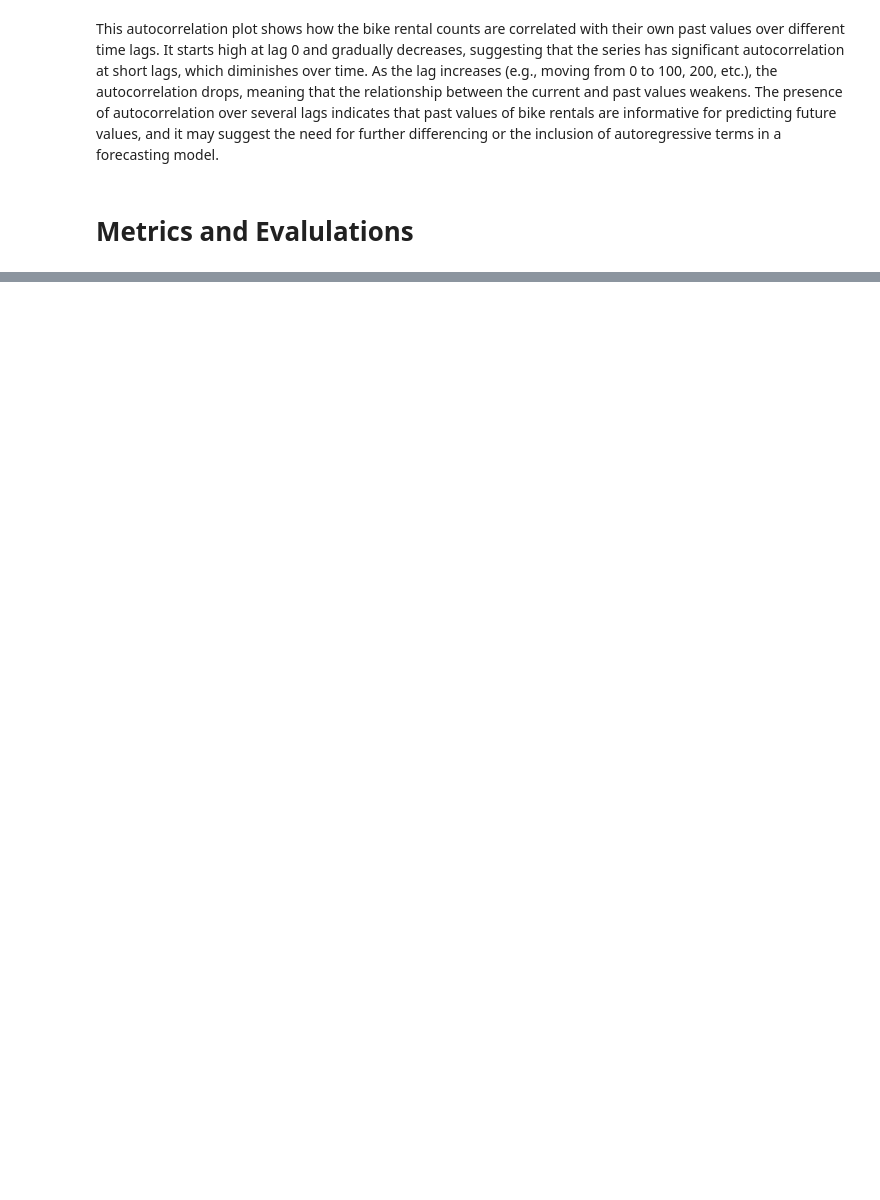
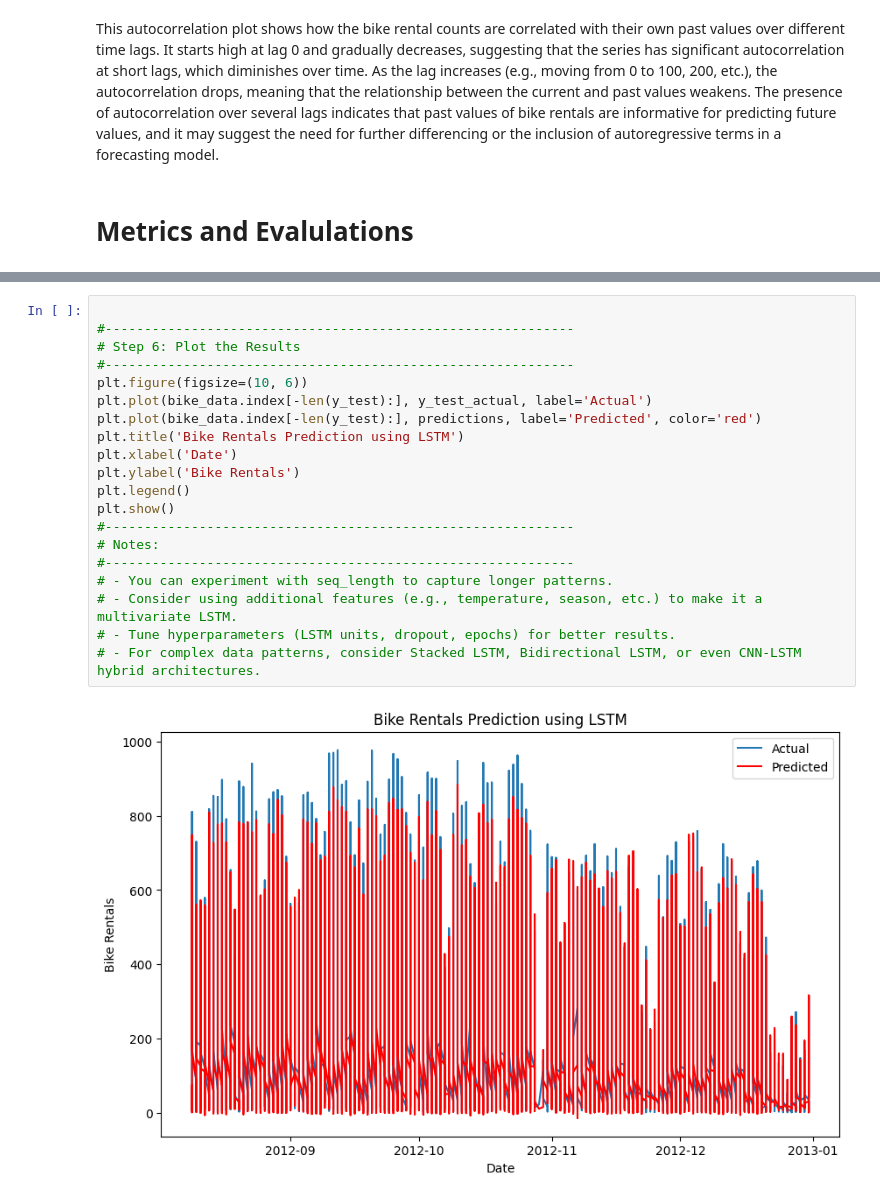
Before and after one commit to AnahitShekikyan/ADS-506-Final-Team-Project, a Jupyter notebook: Update_506_Final_Team_Project.ipynb, the cells around one changed output, grey strips where cells are left out. Saved outputs shown, nothing was run; the diff lists cells and outputs as text; blank space fills up the shorter version.

```diff
--- a/Update_506_Final_Team_Project.ipynb
+++ b/Update_506_Final_Team_Project.ipynb
@@ -366,0 +499,22 @@ plt.show()
+# %%
+
+#------------------------------------------------------------
+# Step 6: Plot the Results
+#------------------------------------------------------------
+plt.figure(figsize=(10, 6))
+plt.plot(bike_data.index[-len(y_test):], y_test_actual, label='Actual')
+plt.plot(bike_data.index[-len(y_test):], predictions, label='Predicted', color='red')
+plt.title('Bike Rentals Prediction using LSTM')
+plt.xlabel('Date')
+plt.ylabel('Bike Rentals')
+plt.legend()
+plt.show()
+#------------------------------------------------------------
+# Notes:
+#------------------------------------------------------------
+# - You can experiment with seq_length to capture longer patterns.
+# - Consider using additional features (e.g., temperature, season, etc.) to make it a multivariate LSTM.
+# - Tune hyperparameters (LSTM units, dropout, epochs) for better results.
+# - For complex data patterns, consider Stacked LSTM, Bidirectional LSTM, or even CNN-LSTM hybrid architectures.
+# %% [output]
+[figure, added]
```
Also changed, not shown: parts of 58 cells of this notebook.
